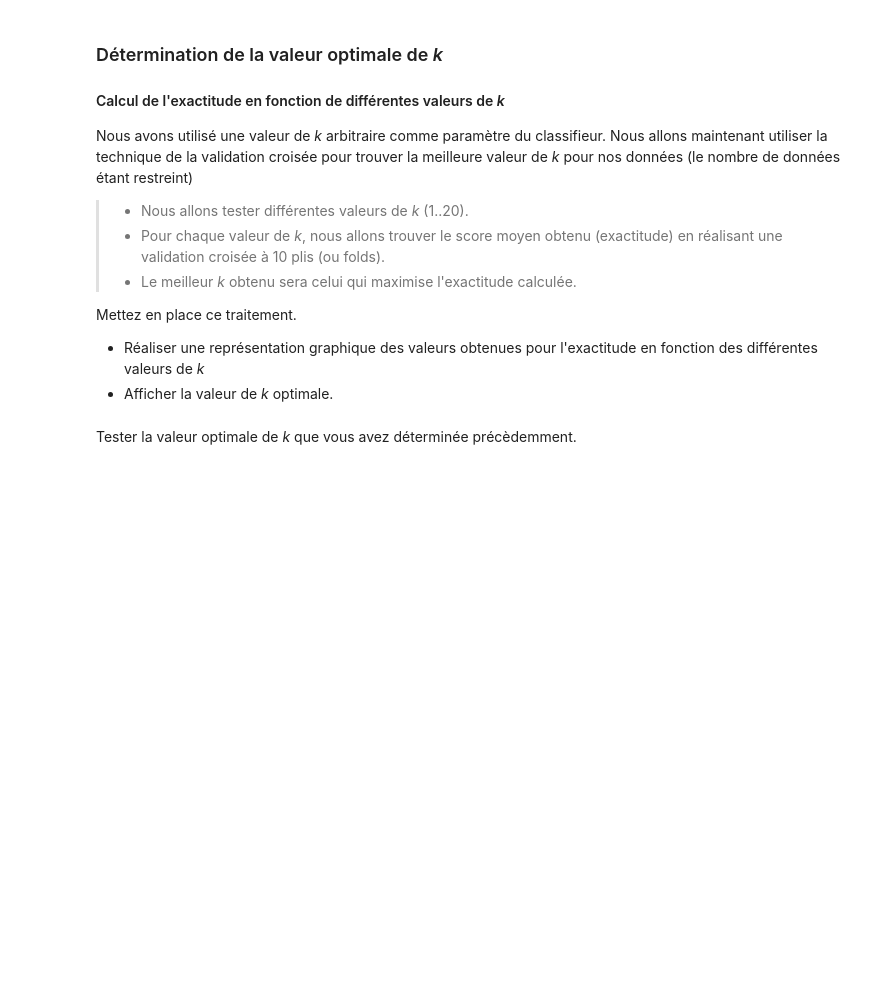
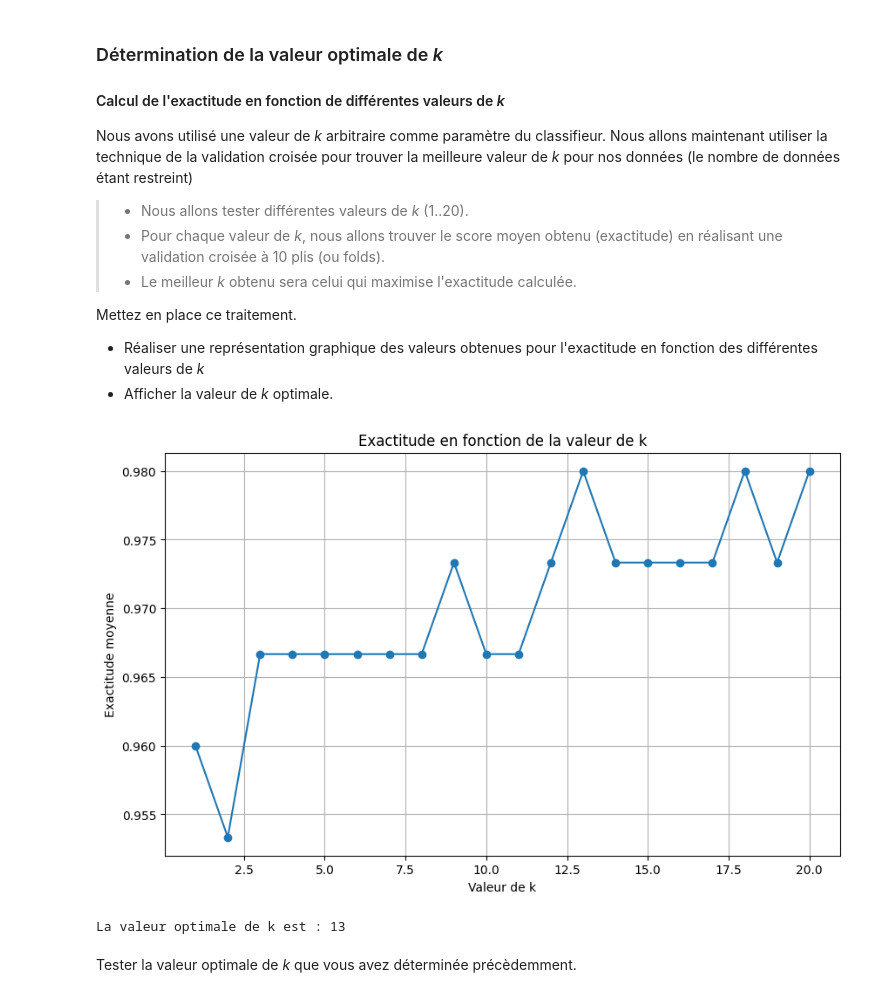
Before and after one commit to helldeal/IUT3, a Jupyter notebook: Modelisation-Maths/TD2/knn_td2_scikitlearn_cas2.ipynb, the cells around one changed output. Drawn from its saved outputs; the diff is of its cells as text; code cells hidden in the pictures; blank space fills up the shorter version.

```diff
--- a/Modelisation-Maths/TD2/knn_td2_scikitlearn_cas2.ipynb
+++ b/Modelisation-Maths/TD2/knn_td2_scikitlearn_cas2.ipynb
@@ -214,27 +214,30 @@ Mettez en place ce traitement.
 # %%
 from sklearn.model_selection import cross_val_score
 
 # Définir les valeurs de k à tester
 k_values = np.arange(1, 21)
 
 # Liste pour stocker les scores moyens de la validation croisée pour chaque k
 mean_scores = []
 
 # Effectuer la validation croisée pour chaque valeur de k
 for k in k_values:
     knn = KNeighborsClassifier(n_neighbors=k)
-    scores = cross_val_score(knn, X_train_std, Y_train, cv=10, scoring='accuracy')
+    scores = cross_val_score(knn, X, Y, cv=10, scoring='accuracy')
     mean_scores.append(np.mean(scores))
 
 # Tracer la courbe de l'exactitude en fonction de k
 plt.figure(figsize=(10, 6))
 plt.plot(k_values, mean_scores, marker='o', linestyle='-')
 plt.title('Exactitude en fonction de la valeur de k')
 plt.xlabel('Valeur de k')
 plt.ylabel('Exactitude moyenne')
 plt.grid(True)
 plt.show()
 
 # Trouver la valeur optimale de k
 optimal_k = k_values[np.argmax(mean_scores)]
 print(f'La valeur optimale de k est : {optimal_k}')
+# %% [output]
+[figure, added]
+La valeur optimale de k est : 13
```
Also changed, not shown: parts of 2 cells of this notebook.
